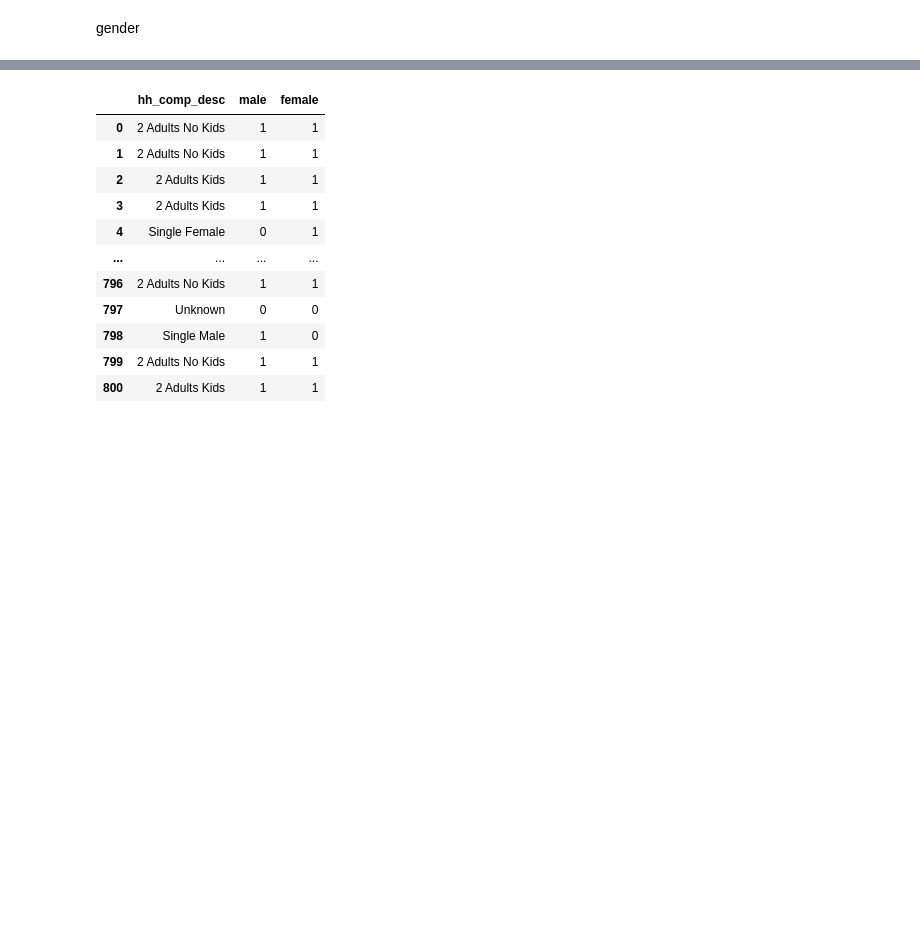
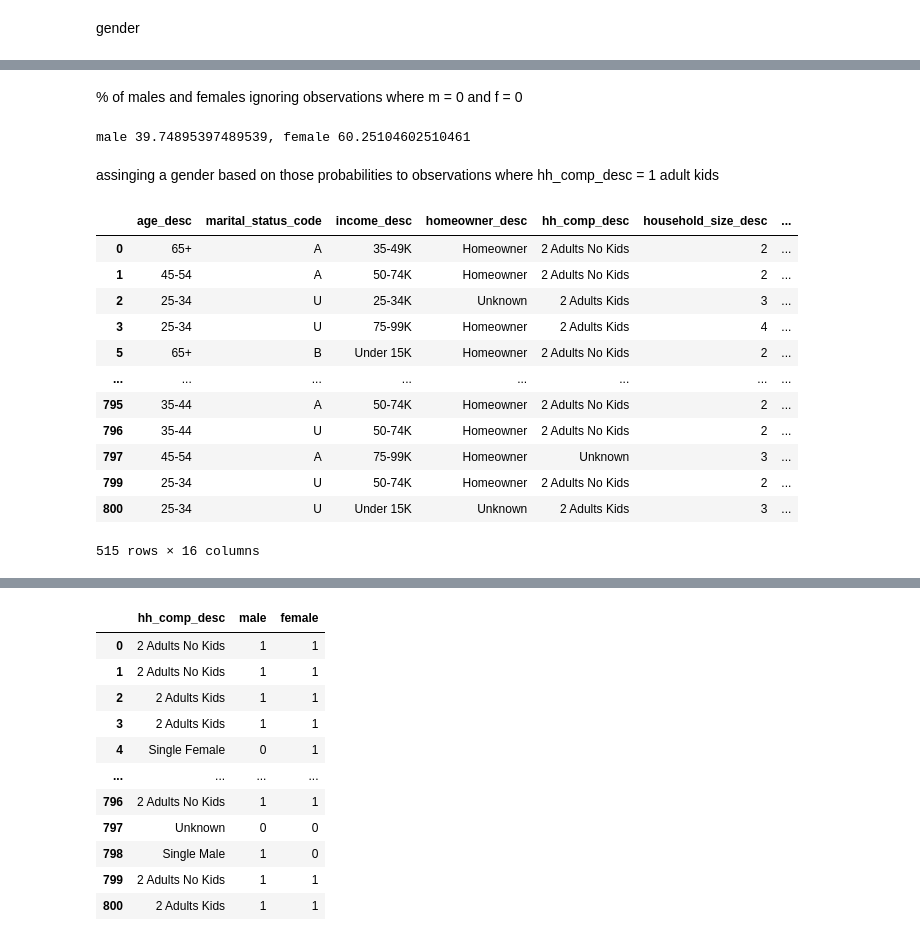
Before and after one commit to antoniooliveira03/Projects, a Jupyter notebook: NTT Project/01_variables.ipynb, the cells around one changed output, grey strips where cells are left out. Drawn from its saved outputs; the diff is of its cells as text; code cells hidden in the pictures; blank space fills up the shorter version.

```diff
--- a/NTT Project/01_variables.ipynb
+++ b/NTT Project/01_variables.ipynb
@@ -145,11 +154,11 @@ hh['n_kids'] = hh['kid_category_desc'].replace({
 # %%
-hh['n_household'] = hh['household_size_desc'].replace({
+'''hh['n_household'] = hh['household_size_desc'].replace({
     '1': 1,
     '2': 2,
     '3': 3,
     '4': 4,
     '5+': 5
-})
+})'''
 # %%
 hh['household_size_desc'].unique()
 # %% [output]
@@ -176,8 +177,53 @@ import re
 
 hh['male'] = hh['hh_comp_desc'].str.contains(r'\bmale\b', flags=re.IGNORECASE).astype(int)
 hh['female'] = hh['hh_comp_desc'].str.contains(r'\bfemale\b', flags=re.IGNORECASE).astype(int)
-
-#assuming 2 adults = 1M + 1F
-adults = hh['hh_comp_desc'].str.contains(r'\b\d*\s*adults?\b', flags=re.IGNORECASE)
-
-hh.loc[adults & (hh['male'] == 0) & (hh['female'] == 0), ['male', 'female']] = [1, 1]
+# %% [markdown]
+% of males and females ignoring observations where m = 0 and f = 0
+# %%
+filtered_hh = hh[(hh['male'] != 0) | (hh['female'] != 0)]
+
+# Calculate total counts
+total_rows = len(filtered_hh)
+male_count = filtered_hh['male'].sum()
+female_count = filtered_hh['female'].sum()
+
+# Calculate percentages
+male_percentage = (male_count / total_rows) * 100
+female_percentage = (female_count / total_rows) * 100
+
+print(f'male {male_percentage}, female {female_percentage}')
+# %% [output]
+male 39.74895397489539, female 60.25104602510461
+# %% [markdown]
+assinging a gender based on those probabilities to observations where hh_comp_desc = 1 adult kids
+# %%
+male_probability = male_count / total_rows
+female_probability = female_count / total_rows
+
+adult_kids_filter = hh['hh_comp_desc'] == '1 Adult Kids'
+
+# Step 3: Assign gender based on probabilities, ensuring one gender is assigned
+np.random.seed(0)  # For reproducibility
+
+# Randomly assign 'male' or 'female' based on probabilities
+assign_gender = np.random.choice(['male', 'female'], size=adult_kids_filter.sum(), p=[male_probability, female_probability])
+
+# Update the DataFrame based on the random assignments
+hh.loc[adult_kids_filter, 'male'] = (assign_gender == 'male').astype(int)
+hh.loc[adult_kids_filter, 'female'] = (assign_gender == 'female').astype(int)
+# %%
+hh[(hh['male'] == 0) &( hh['female'] == 0)]
+# %% [output]
+|  | age_desc | marital_status_code | income_desc | homeowner_desc | hh_comp_desc | household_size_desc | ... |
+| 0 | 65+ | A | 35-49K | Homeowner | 2 Adults No Kids | 2 | ... |
+| 1 | 45-54 | A | 50-74K | Homeowner | 2 Adults No Kids | 2 | ... |
+| 2 | 25-34 | U | 25-34K | Unknown | 2 Adults Kids | 3 | ... |
+| 3 | 25-34 | U | 75-99K | Homeowner | 2 Adults Kids | 4 | ... |
+| 5 | 65+ | B | Under 15K | Homeowner | 2 Adults No Kids | 2 | ... |
+| ... | ... | ... | ... | ... | ... | ... | ... |
+| 795 | 35-44 | A | 50-74K | Homeowner | 2 Adults No Kids | 2 | ... |
+| 796 | 35-44 | U | 50-74K | Homeowner | 2 Adults No Kids | 2 | ... |
+| 797 | 45-54 | A | 75-99K | Homeowner | Unknown | 3 | ... |
+| 799 | 25-34 | U | 50-74K | Homeowner | 2 Adults No Kids | 2 | ... |
+| 800 | 25-34 | U | Under 15K | Unknown | 2 Adults Kids | 3 | ... |
+515 rows × 16 columns
```
Also changed, not shown: parts of 42 cells of this notebook, 5 other files.
